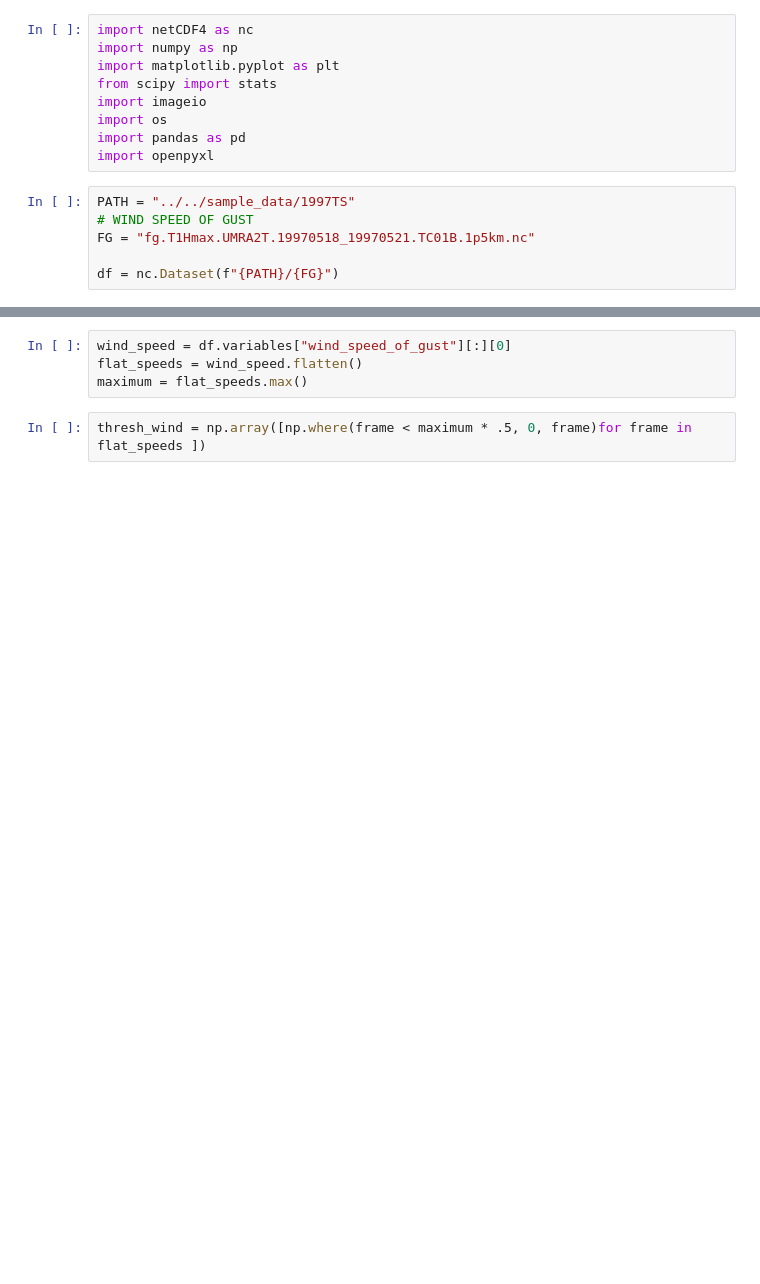
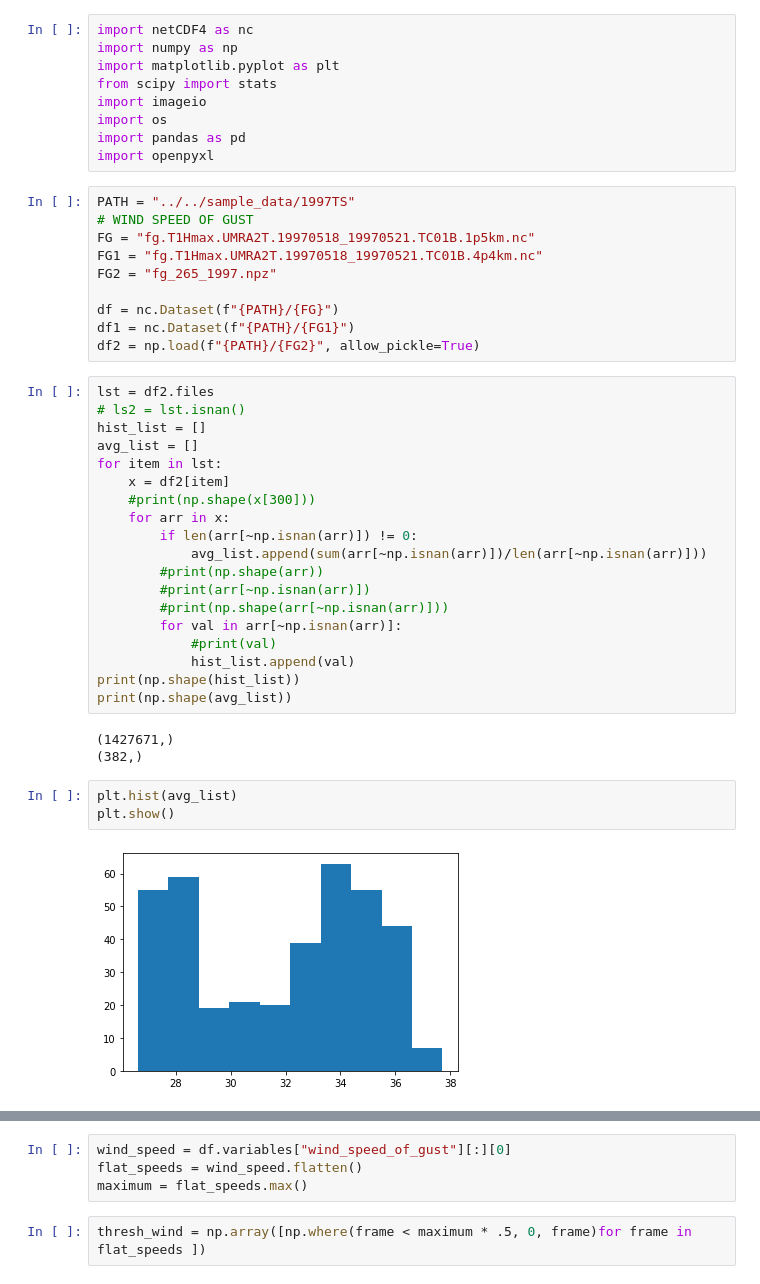
Before and after one commit to br1097/ADS-Coursework, a Jupyter notebook: exploration/statistical_vis/hist.ipynb, the cells around one changed output, grey strips where cells are left out. Drawn from its saved outputs; the diff is of its cells as text; blank space fills up the shorter version.

Commit message:
updated hist + testing

```diff
--- a/exploration/statistical_vis/hist.ipynb
+++ b/exploration/statistical_vis/hist.ipynb
@@ -11,5 +11,36 @@ import openpyxl
 PATH = "../../sample_data/1997TS"
 # WIND SPEED OF GUST
 FG = "fg.T1Hmax.UMRA2T.19970518_19970521.TC01B.1p5km.nc"
+FG1 = "fg.T1Hmax.UMRA2T.19970518_19970521.TC01B.4p4km.nc"
+FG2 = "fg_265_1997.npz"
 
 df = nc.Dataset(f"{PATH}/{FG}")
+df1 = nc.Dataset(f"{PATH}/{FG1}")
+df2 = np.load(f"{PATH}/{FG2}", allow_pickle=True)
+# %%
+lst = df2.files
+# ls2 = lst.isnan()
+hist_list = []
+avg_list = []
+for item in lst:
+    x = df2[item]
+    #print(np.shape(x[300]))
+    for arr in x:
+        if len(arr[~np.isnan(arr)]) != 0:
+            avg_list.append(sum(arr[~np.isnan(arr)])/len(arr[~np.isnan(arr)]))
+        #print(np.shape(arr))
+        #print(arr[~np.isnan(arr)])
+        #print(np.shape(arr[~np.isnan(arr)]))
+        for val in arr[~np.isnan(arr)]:
+            #print(val)
+            hist_list.append(val)
+print(np.shape(hist_list))
+print(np.shape(avg_list))
+# %% [output]
+(1427671,)
+(382,)
+# %%
+plt.hist(avg_list)
+plt.show()
+# %% [output]
+[figure, added]
```
Also changed, not shown: parts of 6 cells of this notebook, 1 other file.
